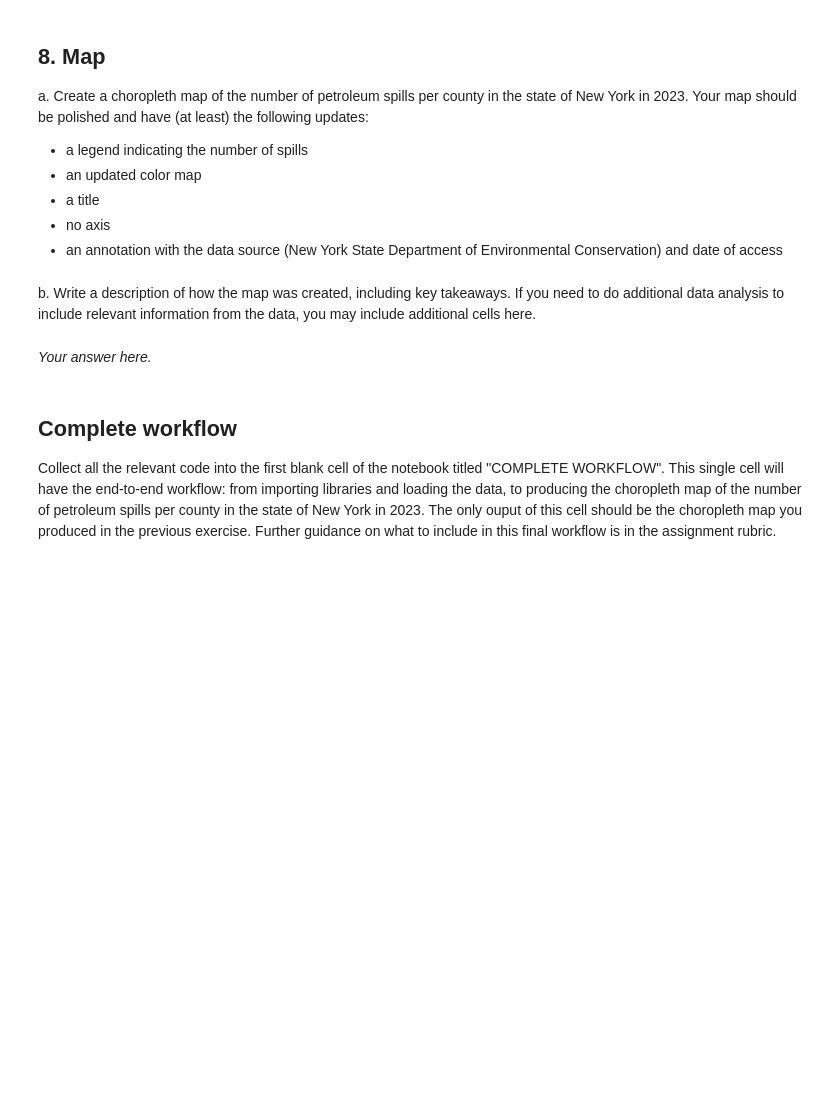
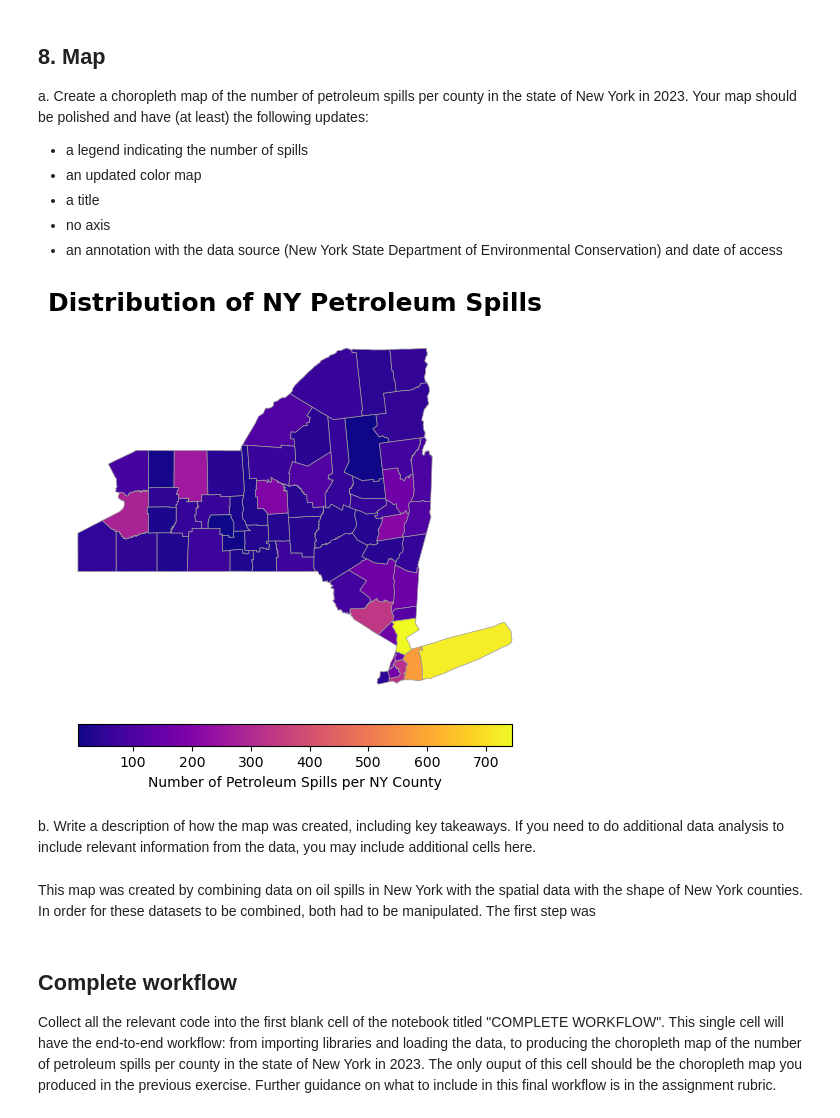
Before and after one commit to ht-oliver/eds220-hwk3, a Jupyter notebook: hwk3-task1-spills.ipynb, the cells around one changed output. Cells and saved outputs as stored; diff of their text form; code cells hidden in the pictures; blank space fills up the shorter version.

```diff
--- a/hwk3-task1-spills.ipynb
+++ b/hwk3-task1-spills.ipynb
@@ -429,3 +561,12 @@ In the next cell, update 'St Lawrence' to 'St. Lawrence' in `spills_per_county`
 In the following cells:
 
 a. Use this cell to make any other updates needed for making an inner join of the `spills_per_county` and `ny_counties`.
+# %%
+# Remove 'New Jersey Region 2' and 'Tuscarora Indian Reservation' from spills data
+spills_per_county = spills_per_county[
+    ~spills_per_county['county'].isin(['New Jersey - Region 2', 'Tuscarora Indian Reservation'])
+]
+
+# Verify
+print(diff_names_ny)
+print(diff_names_spills)
@@ -432,7 +576,16 @@ a. Use this cell to make any other updates needed for making an inner join of th
 # %% [markdown]
 b. Over-write `ny_counties` as the  inner join of the `spills_per_county` and `ny_counties` dataframes.
+# %%
+# Overwrite ny data frame with an inner join of county and spill data
+ny_counties = pd.merge(spills_per_county, ny_counties, how = 'inner', left_on = 'county', right_on = 'name')
 # %% [markdown]
 
 From our previous exploration we know that Tuscarora Indian Reservation will not be in the join. Tuscarora Indian Reservation is located within Niagara county.
 
 c. Since the Tuscarora Indian Reservation does not appear in the `ny_counties` dataframe, add one spill to Niagara county. We will add a note about this in our final map. Add the cells you need to make this update **and** verify that the dataframe was updated.
+# %%
+# Add 1 spill to Niagara county
+ny_counties.loc[ny_counties['county'] == 'Niagara', 'n_spills'] += 1
+
+# Verify
+ny_counties[ny_counties['county'] == 'Niagara']
@@ -445,10 +602,38 @@ Your map should be polished and have (at least) the following updates:
 - a title
 - no axis
 - an annotation with the data source (New York State Department of Environmental Conservation) and date of access
+# %%
+# Re-specify ny_counties as a gpd geo-dataframe
+ny_counties = gpd.GeoDataFrame(ny_counties, geometry='geometry', crs="EPSG:4326")
+
+# Create figure
+fig, ax = plt.subplots(figsize=(8, 6))
+
+# Create map
+ny_counties.plot(
+    ax=ax,
+    column='n_spills',          # variable to color by
+    cmap='plasma',
+    legend=True,
+    edgecolor="0.6",
+    linewidth=0.5,
+    legend_kwds={
+        "shrink": 0.7,
+        "label": "Number of Petroleum Spills per NY County, 2023",
+        "orientation": "horizontal",
+        "pad": 0.05
+    }
+)
+
+ax.set_title('Distribution of NY Petroleum Spills', fontsize=18, weight='bold', pad=15)
+ax.set_axis_off() # Remove axis
+plt.show()
+# %% [output]
+[figure, added]
 # %% [markdown]
 b. Write a description of how the map was created, including key takeaways. If you need to do additional data analysis to include relevant information from the data, you may include additional cells here.
 # %% [markdown]
-*Your answer here.*
+This map was created by combining data on oil spills in New York with the spatial data with the shape of New York counties. In order for these datasets to be combined, both had to be manipulated. The first step was
 # %% [markdown]
 ## Complete workflow
 
```
Also changed, not shown: parts of 16 cells of this notebook, 1 other file.
